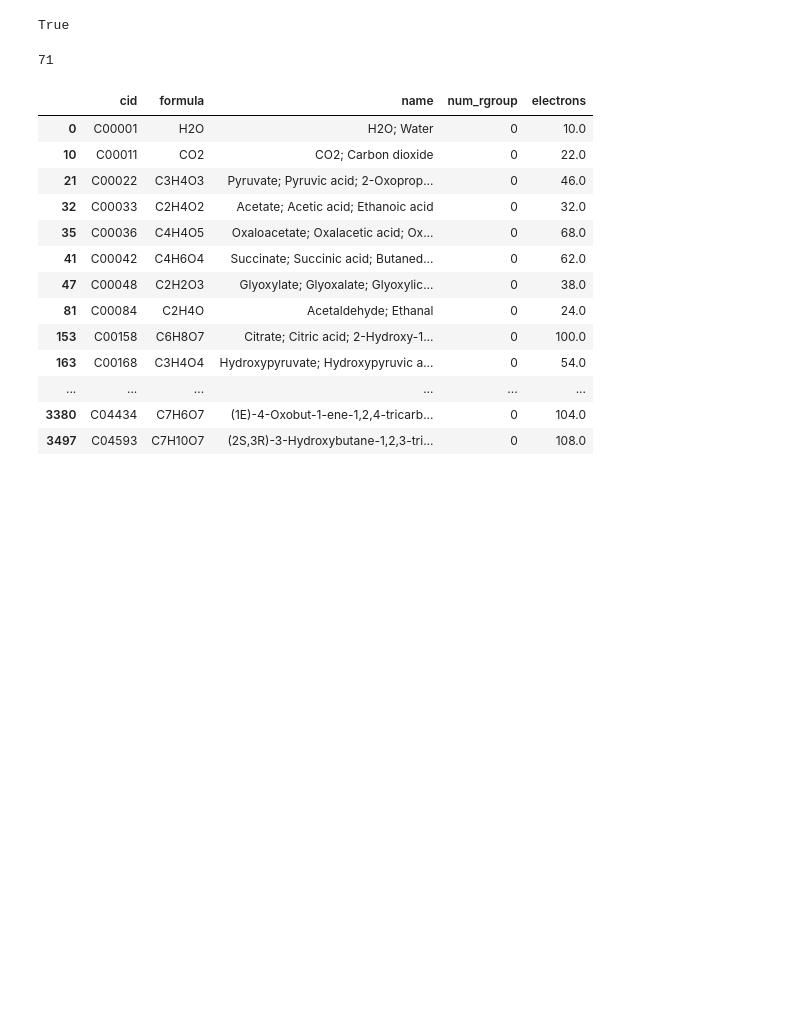
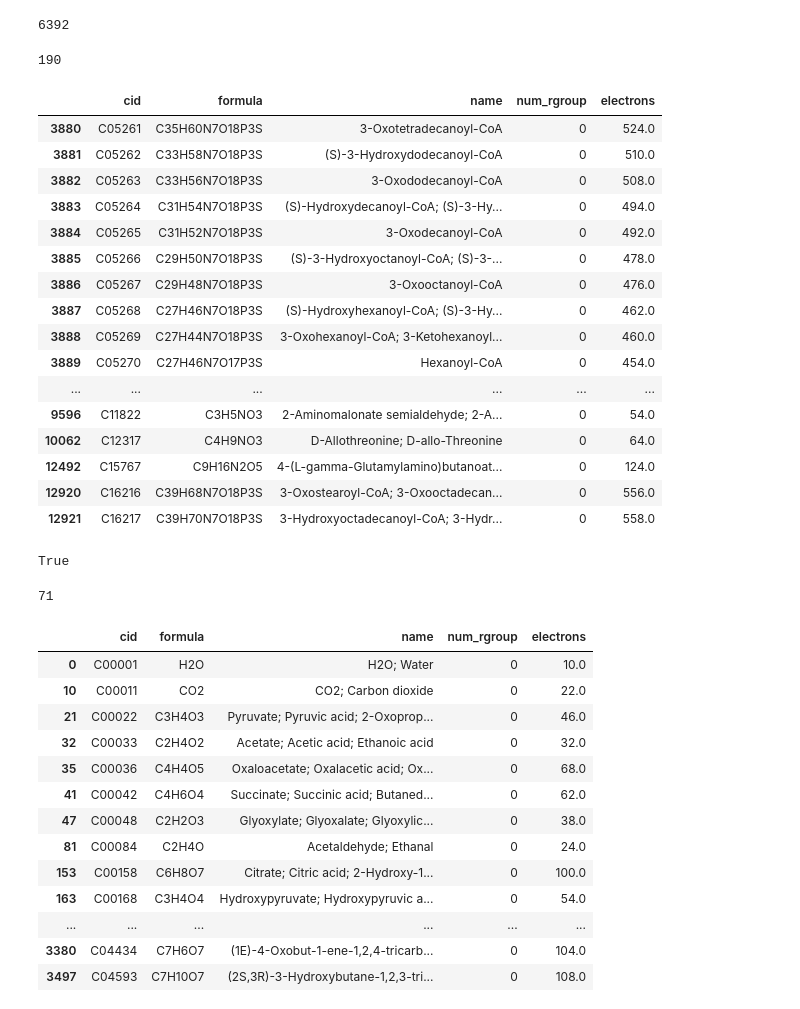
Before and after one commit to jgoldford/networkExpansionPy, a Jupyter notebook: examples/networkExpansion.Metals.01Feb2021.ipynb, the cells around one changed output. Saved outputs shown, nothing was run; the diff lists cells and outputs as text; code cells hidden in the pictures; blank space fills up the shorter version.

```diff
--- a/examples/networkExpansion.Metals.01Feb2021.ipynb
+++ b/examples/networkExpansion.Metals.01Feb2021.ipynb
@@ -35 +56,7 @@ metabolism.setMetaboliteBounds(ub=1e-1,lb=1e-6)
+# %%
+#
+#rxns_fe_mn= pd.read_csv('../../networkExpansionPy/networkExpansionPy/assets/reaction_sets/reactions.FeMnCatalyzed.01Feb2021.csv')
+len(rxns)
+# %% [output]
+6392
 # %%
@@ -40,3 +64,32 @@ metabolism.network
+# %%
+#metabolism.network
+#seed_set = set(['C00001','C00011','C00022','C00033','C00048','C00282','C00010','Generic_oxidant'])
+seed_set = set(['C00001','C00011','C00282','C00283','C00010','Generic_oxidant'])
+cpds,rxns_new = metabolism.expand(list(seed_set))
+# %%
+len(cpds)
+# %% [output]
+190
+# %%
+metabolism.compounds[metabolism.compounds.cid.isin(cpds)].iloc[201:250]
+# %% [output]
+|  | cid | formula | name | num_rgroup | electrons |
+| 3880 | C05261 | C35H60N7O18P3S | 3-Oxotetradecanoyl-CoA | 0 | 524.0 |
+| 3881 | C05262 | C33H58N7O18P3S | (S)-3-Hydroxydodecanoyl-CoA | 0 | 510.0 |
+| 3882 | C05263 | C33H56N7O18P3S | 3-Oxododecanoyl-CoA | 0 | 508.0 |
+| 3883 | C05264 | C31H54N7O18P3S | (S)-Hydroxydecanoyl-CoA; (S)-3-Hy... | 0 | 494.0 |
+| 3884 | C05265 | C31H52N7O18P3S | 3-Oxodecanoyl-CoA | 0 | 492.0 |
+| 3885 | C05266 | C29H50N7O18P3S | (S)-3-Hydroxyoctanoyl-CoA; (S)-3-... | 0 | 478.0 |
+| 3886 | C05267 | C29H48N7O18P3S | 3-Oxooctanoyl-CoA | 0 | 476.0 |
+| 3887 | C05268 | C27H46N7O18P3S | (S)-Hydroxyhexanoyl-CoA; (S)-3-Hy... | 0 | 462.0 |
+| 3888 | C05269 | C27H44N7O18P3S | 3-Oxohexanoyl-CoA; 3-Ketohexanoyl... | 0 | 460.0 |
+| 3889 | C05270 | C27H46N7O17P3S | Hexanoyl-CoA | 0 | 454.0 |
+| ... | ... | ... | ... | ... | ... |
+| 9596 | C11822 | C3H5NO3 | 2-Aminomalonate semialdehyde; 2-A... | 0 | 54.0 |
+| 10062 | C12317 | C4H9NO3 | D-Allothreonine; D-allo-Threonine | 0 | 64.0 |
+| 12492 | C15767 | C9H16N2O5 | 4-(L-gamma-Glutamylamino)butanoat... | 0 | 124.0 |
+| 12920 | C16216 | C39H68N7O18P3S | 3-Oxostearoyl-CoA; 3-Oxooctadecan... | 0 | 556.0 |
+| 12921 | C16217 | C39H70N7O18P3S | 3-Hydroxyoctadecanoyl-CoA; 3-Hydr... | 0 | 558.0 |
 # %%
 metabolism.pruneUnbalancedReactions()
 metabolism.pruneInconsistentReactions()
```
Also changed, not shown: parts of 7 cells of this notebook, 30 other files.
